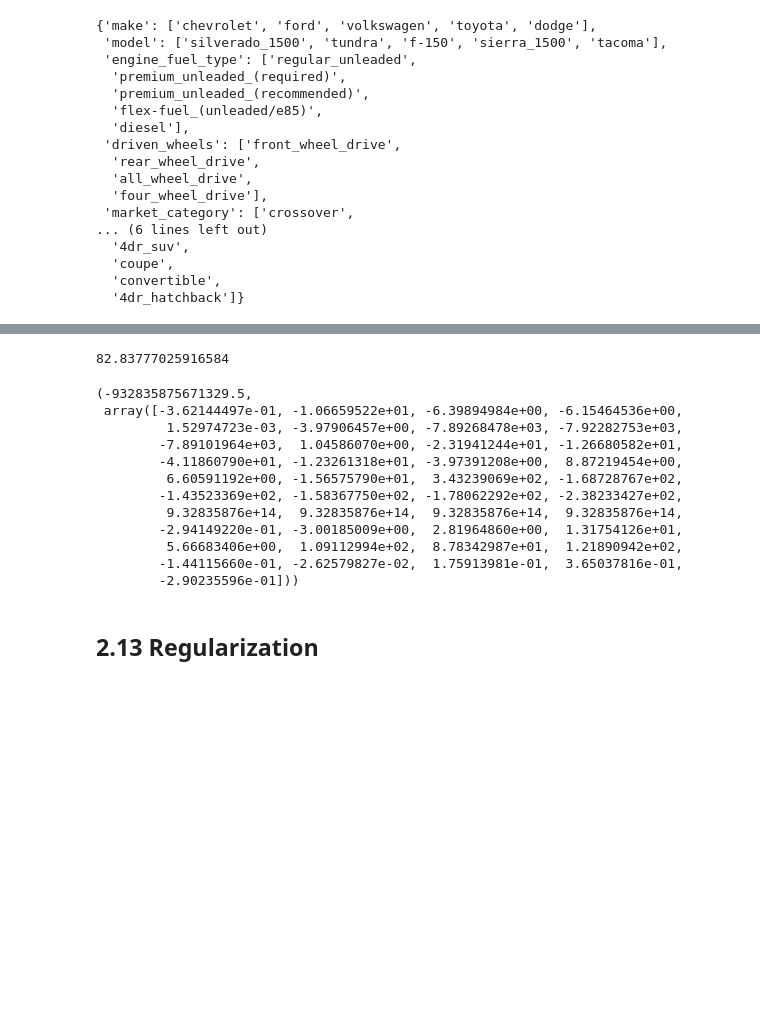
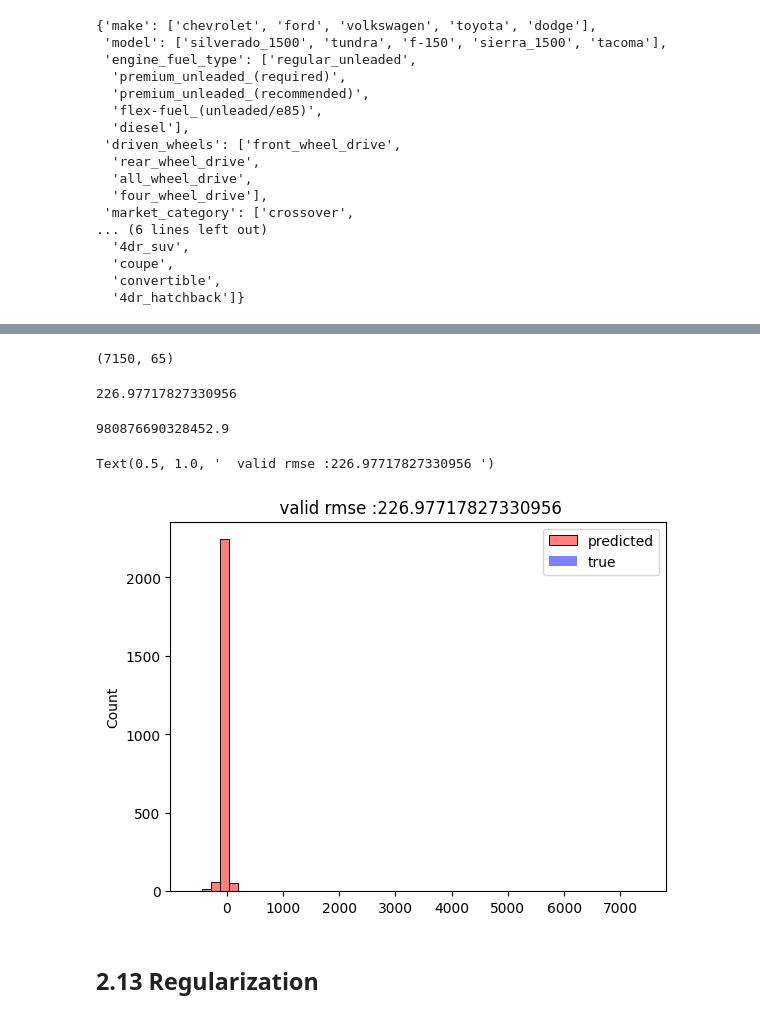
Before and after one commit to mustafabozkaya/AI-ML-DL-DS_Projects_Portfolio, a Jupyter notebook: Car-price-prediction-project/all_exercise_notebook.ipynb, the cells around one changed output, grey strips where cells are left out. Drawn from its saved outputs; the diff is of its cells as text; code cells hidden in the pictures; blank space fills up the shorter version.

```diff
--- a/Car-price-prediction-project/all_exercise_notebook.ipynb
+++ b/Car-price-prediction-project/all_exercise_notebook.ipynb
@@ -584,7 +667,7 @@ categorical_columns = [
 categorical = {}
 
 for c in categorical_columns:
-    categorical[c] = list(df_train[c].value_counts().head().index)
+    categorical[c] = list(df_train[c].value_counts().head(10).index)
 # %%
 categorical
 # %% [output]
@@ -606,7 +689,7 @@ categorical
   'convertible',
   '4dr_hatchback']}
 # %%
-def prepare_X(df):
+def preparec_X(df):
     df = df.copy()
 
     df['age'] = 2017 - df['year']
@@ -616,13 +699,15 @@ def prepare_X(df):
         df['num_doors_%d' % v] = (df.number_of_doors == v).astype(int)
         features.append('num_doors_%d' % v)
 
+    # one hot encoding for top 10 categories
     for name, values in categorical.items():
         for value in values:
             df['%s_%s' % (name, value)] = (df[name] == value).astype(int)
             features.append('%s_%s' % (name, value))
 
     df_num = df[features]
-    df_num = df_num.fillna(0)
+    #print(df.columns)
+    df_num = df_num.fillna(df_num.mean())
     X = df_num.values
 
     return X
@@ -629,27 +735,28 @@ def prepare_X(df):
+# %%
+X_train = preparec_X(df_train)
+X_train.shape
+# %% [output]
+(7150, 65)
 # %%
-X_train = prepare_X(df_train)
 w0, w = train_linear_regression(X_train, y_train)
 
-X_val = prepare_X(df_val)
+X_val = preparec_X(df_val)
 y_pred = w0 + X_val.dot(w)
 rmse(y_val, y_pred)
 # %% [output]
-82.83777025916584
+226.97717827330956
 # %%
-w0, w
+w0
 # %% [output]
-(-932835875671329.5,
- array([-3.62144497e-01, -1.06659522e+01, -6.39894984e+00, -6.15464536e+00,
-         1.52974723e-03, -3.97906457e+00, -7.89268478e+03, -7.92282753e+03,
-        -7.89101964e+03,  1.04586070e+00, -2.31941244e+01, -1.26680582e+01,
-        -4.11860790e+01, -1.23261318e+01, -3.97391208e+00,  8.87219454e+00,
-         6.60591192e+00, -1.56575790e+01,  3.43239069e+02, -1.68728767e+02,
-        -1.43523369e+02, -1.58367750e+02, -1.78062292e+02, -2.38233427e+02,
-         9.32835876e+14,  9.32835876e+14,  9.32835876e+14,  9.32835876e+14,
-        -2.94149220e-01, -3.00185009e+00,  2.81964860e+00,  1.31754126e+01,
-         5.66683406e+00,  1.09112994e+02,  8.78342987e+01,  1.21890942e+02,
-        -1.44115660e-01, -2.62579827e-02,  1.75913981e-01,  3.65037816e-01,
-        -2.90235596e-01]))
+980876690328452.9
+# %%
+sns.histplot(y_pred,label='predicted', color='red', alpha=0.5, bins=50)
+sns.histplot(y_val,label='true', color='blue', alpha=0.5, bins=50)
+plt.legend()
+plt.title(f"  valid rmse :{rmse(y_val, y_pred) } ")
+# %% [output]
+Text(0.5, 1.0, '  valid rmse :226.97717827330956 ')
+[figure, added]
 # %% [markdown]
 ## 2.13 Regularization
 # %%
```
Also changed, not shown: parts of 23 cells of this notebook.
